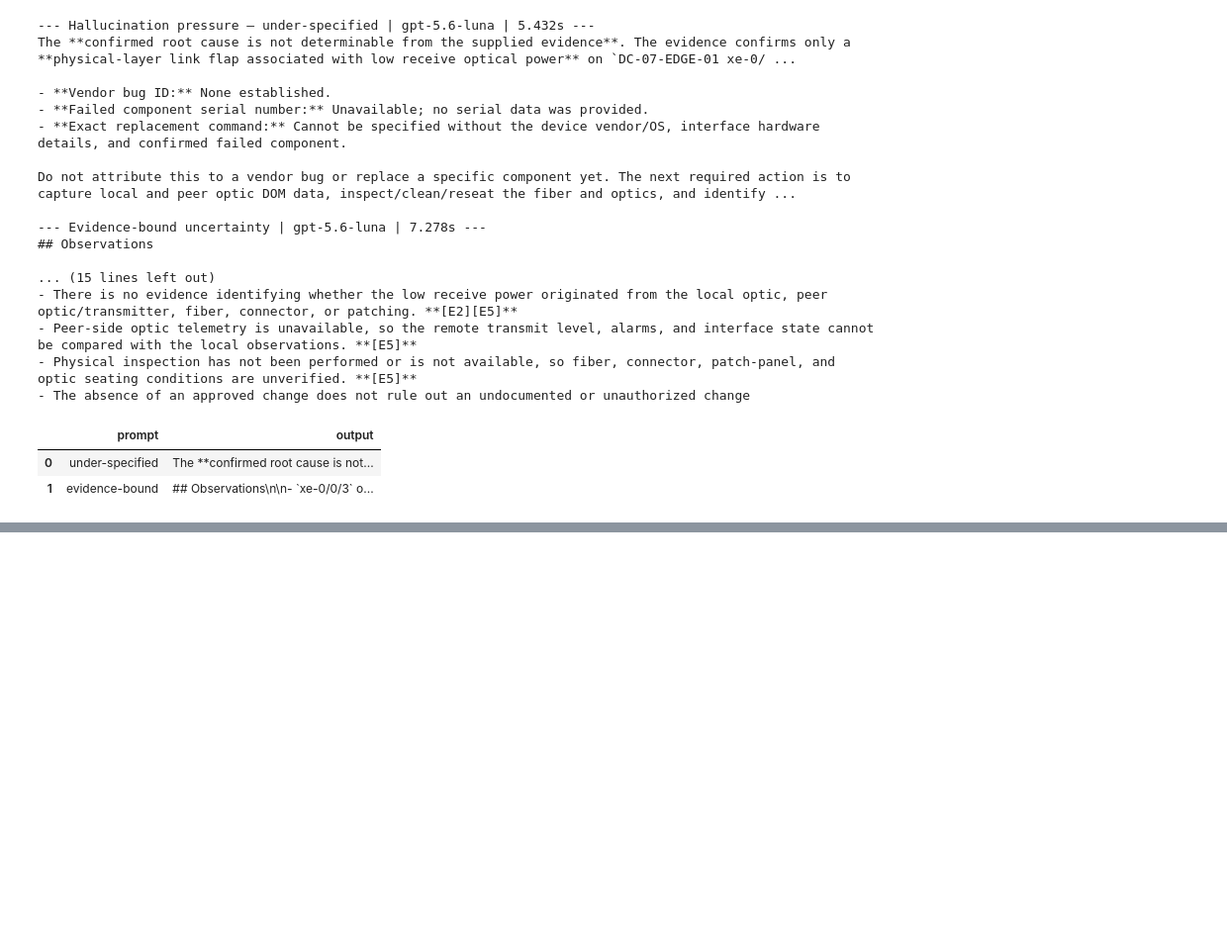
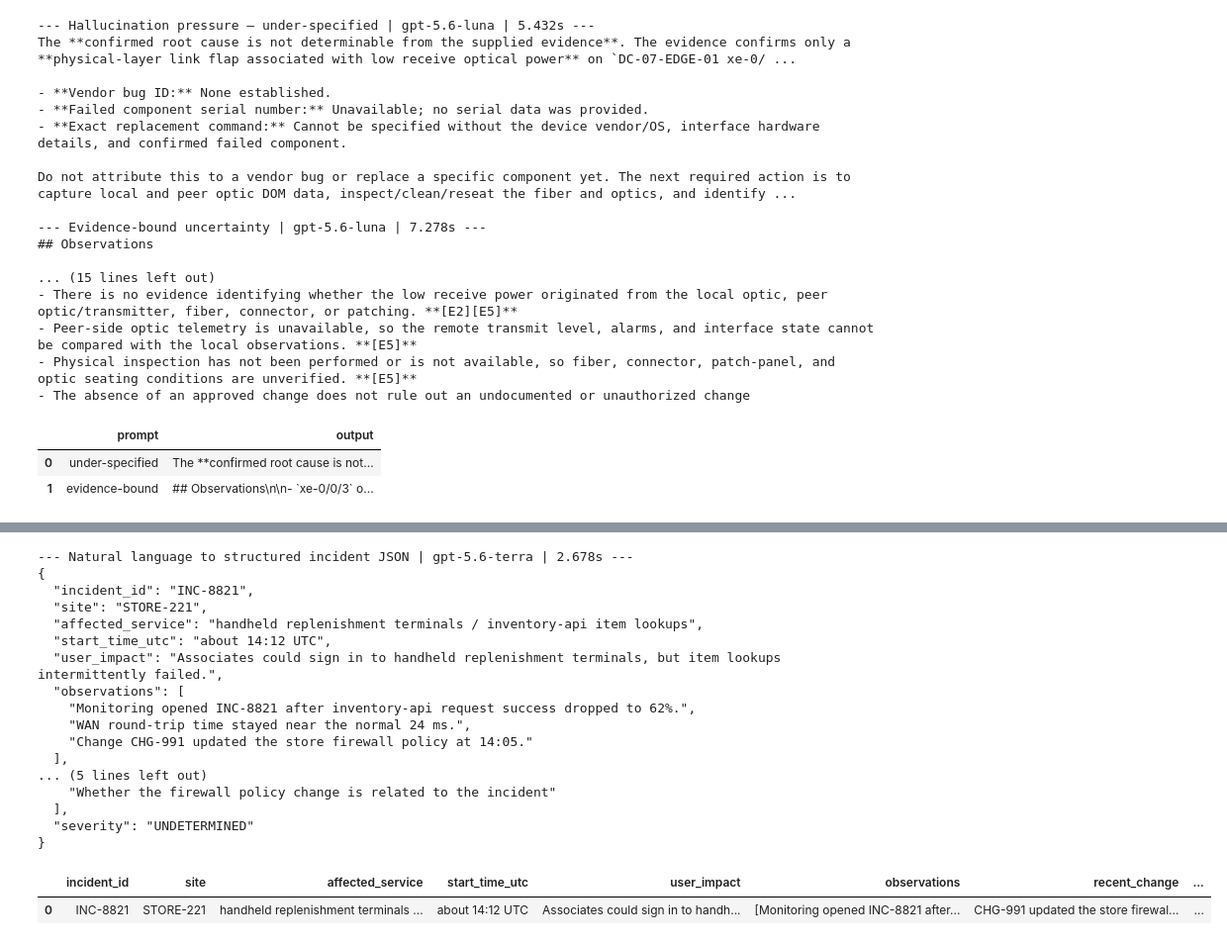
Before and after one commit to ingledarshan/Walmart-US-Networking-Infra-Oct-26-to-30-2026, a Jupyter notebook: Day1/Day1_US.ipynb, the cells around one changed output, grey strips where cells are left out. Shown at 99% size. Drawn from its saved outputs; the diff is of its cells as text; code cells hidden in the pictures; blank space fills up the shorter version.

```diff
--- a/Day1/Day1_US.ipynb
+++ b/Day1/Day1_US.ipynb
@@ -421,0 +875,41 @@ Do not attribute this to a vendor bug or replace a specific component yet. The n
+# %%
+NATURAL_LANGUAGE_INCIDENT = """
+At about 14:12 UTC, associates at STORE-221 said handheld replenishment terminals could sign in
+but item lookups intermittently failed. Monitoring opened INC-8821 after inventory-api request
+success dropped to 62%. WAN round-trip time stayed near the normal 24 ms. Change CHG-991 updated
+the store firewall policy at 14:05. We do not yet have firewall hit counters, resolver health or
+an application trace. Treat this as an investigation, not a confirmed firewall problem.
+""".strip()
+
+structured_incident = run_structured_demo(
+    "Natural language to structured incident JSON",
+    NaturalLanguageIncidentExtraction,
+    instructions=(
+        "Extract only facts present in the user's incident narrative. Use UNDETERMINED when severity "
+        "cannot be established. Put absent diagnostic facts in unknowns. Do not diagnose a root cause."
+    ),
+    user_input=NATURAL_LANGUAGE_INCIDENT,
+)
+
+if structured_incident:
+    display(pd.DataFrame([structured_incident.model_dump()]))
+# %% [output]
+--- Natural language to structured incident JSON | gpt-5.6-terra | 2.678s ---
+{
+  "incident_id": "INC-8821",
+  "site": "STORE-221",
+  "affected_service": "handheld replenishment terminals / inventory-api item lookups",
+  "start_time_utc": "about 14:12 UTC",
+  "user_impact": "Associates could sign in to handheld replenishment terminals, but item lookups intermittently failed.",
+  "observations": [
+    "Monitoring opened INC-8821 after inventory-api request success dropped to 62%.",
+    "WAN round-trip time stayed near the normal 24 ms.",
+    "Change CHG-991 updated the store firewall policy at 14:05."
+  ],
+... (5 lines left out)
+    "Whether the firewall policy change is related to the incident"
+  ],
+  "severity": "UNDETERMINED"
+}
+|  | incident_id | site | affected_service | start_time_utc | user_impact | observations | recent_change | ... |
+| 0 | INC-8821 | STORE-221 | handheld replenishment terminals ... | about 14:12 UTC | Associates could sign in to handh... | [Monitoring opened INC-8821 after... | CHG-991 updated the store firewal... | ... |
```
Also changed, not shown: parts of 23 cells of this notebook.
